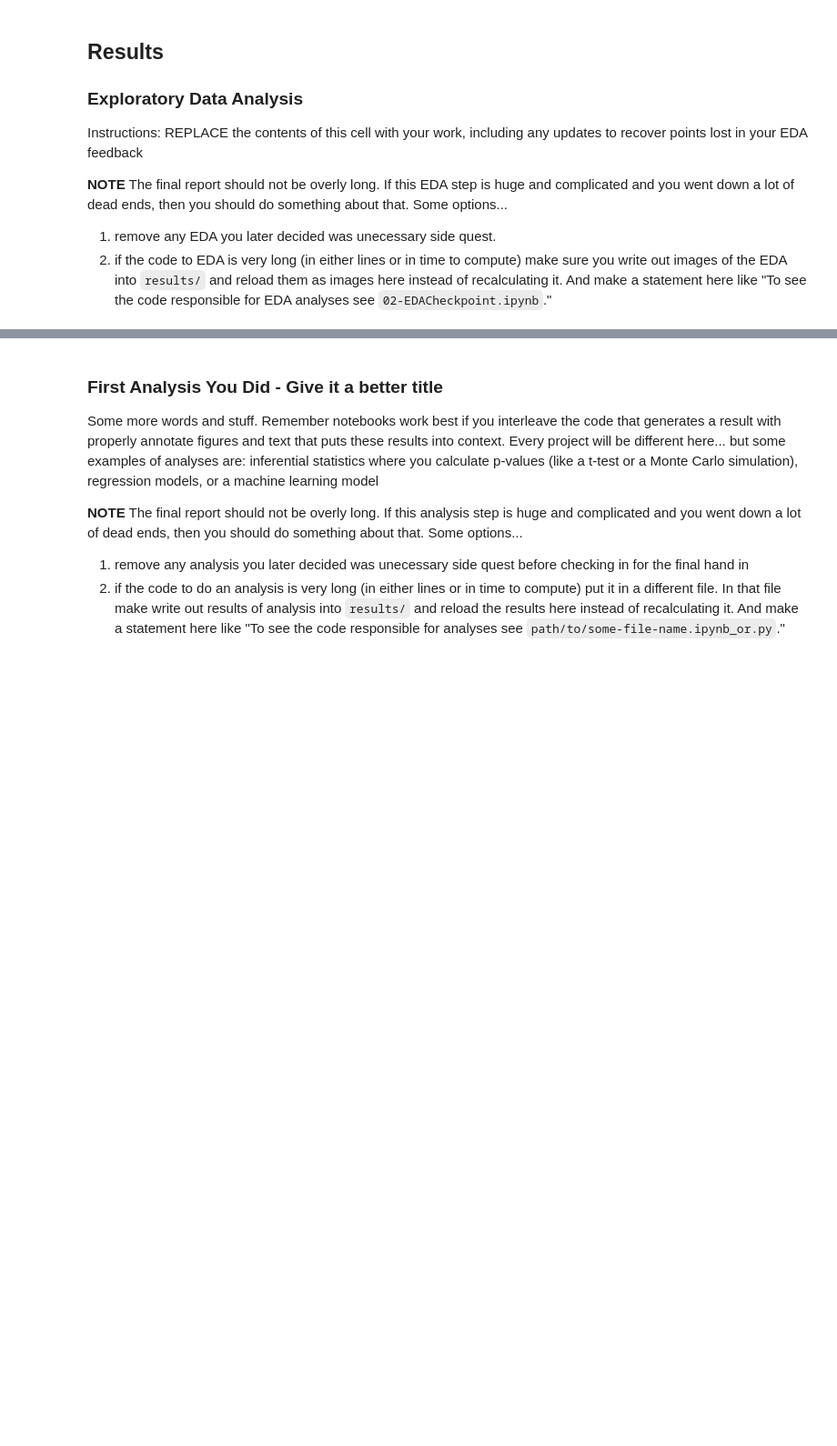
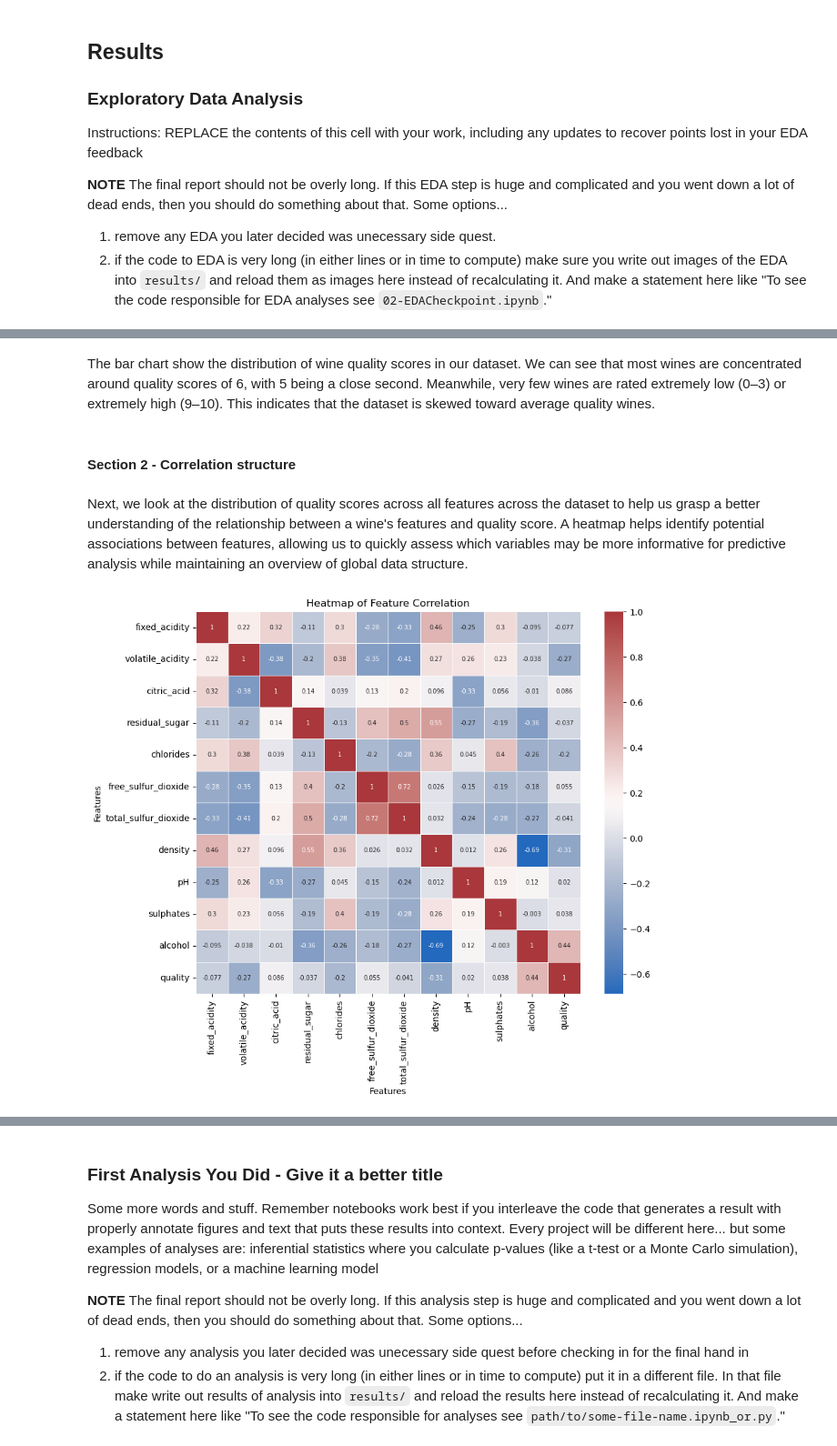
Before and after one commit to COGS108/Group043_WI26, a Jupyter notebook: 03-FinalProject.ipynb, the cells around one changed output, grey strips where cells are left out. Shown at 91% size. Drawn from its saved outputs; the diff is of its cells as text; code cells hidden in the pictures; blank space fills up the shorter version.

```diff
--- a/03-FinalProject.ipynb
+++ b/03-FinalProject.ipynb
@@ -148,0 +311,19 @@ Instructions: REPLACE the contents of this cell with your work, including any up
+# %% [markdown]
+ The bar chart show the distribution of wine quality scores in our dataset. We can see that most wines are concentrated around quality scores of 6, with 5 being a close second. Meanwhile, very few wines are rated extremely low (0–3) or extremely high (9–10). This indicates that the dataset is skewed toward average quality wines.
+# %% [markdown]
+#### Section 2  - Correlation structure
+# %% [markdown]
+Next, we look at the distribution of quality scores across all features across the dataset to help us grasp a better understanding of the relationship between a wine's features and quality score. A heatmap helps identify potential associations between features, allowing us to quickly assess which variables may be more informative for predictive analysis while maintaining an overview of global data structure.
+# %%
+plt.figure(figsize=(10,8))
+
+corr_matrix = df.corr(numeric_only=True)
+feat_heatmap = sns.heatmap(corr_matrix, cmap='vlag', linewidth=.5, annot=True, annot_kws={"size": 7})
+
+plt.xlabel('Features')
+plt.ylabel('Features')
+plt.title('Heatmap of Feature Correlation')
+
+plt.show()
+# %% [output]
+[figure, added]
```
Also changed, not shown: parts of 44 cells of this notebook.
